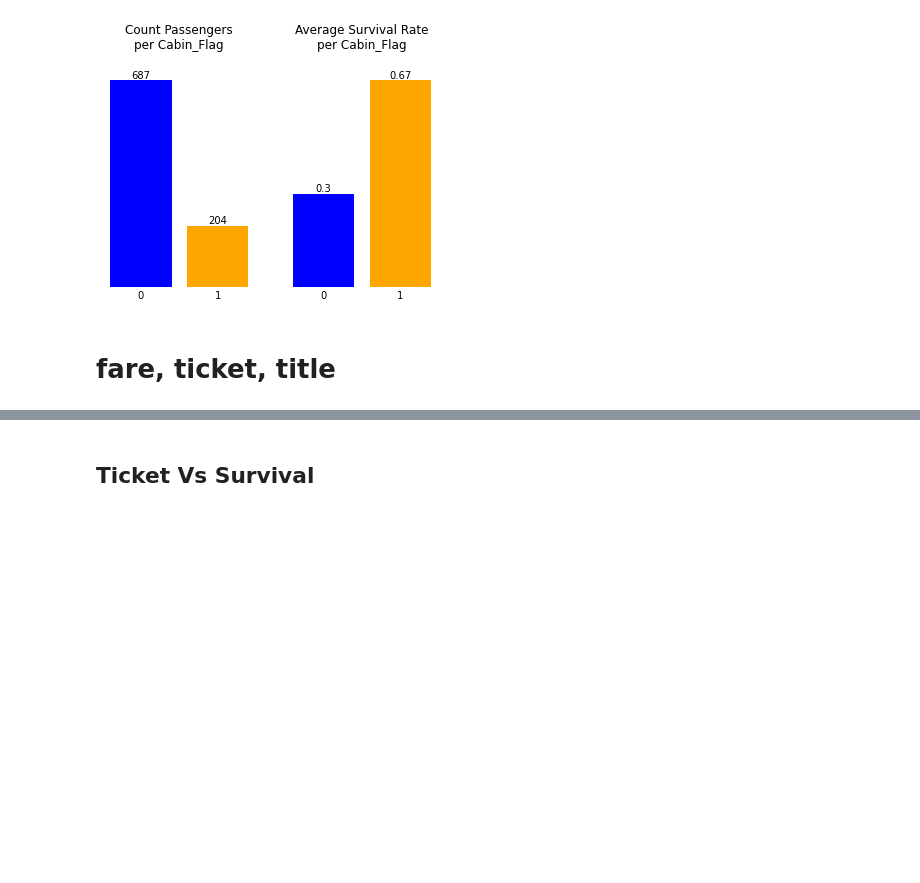
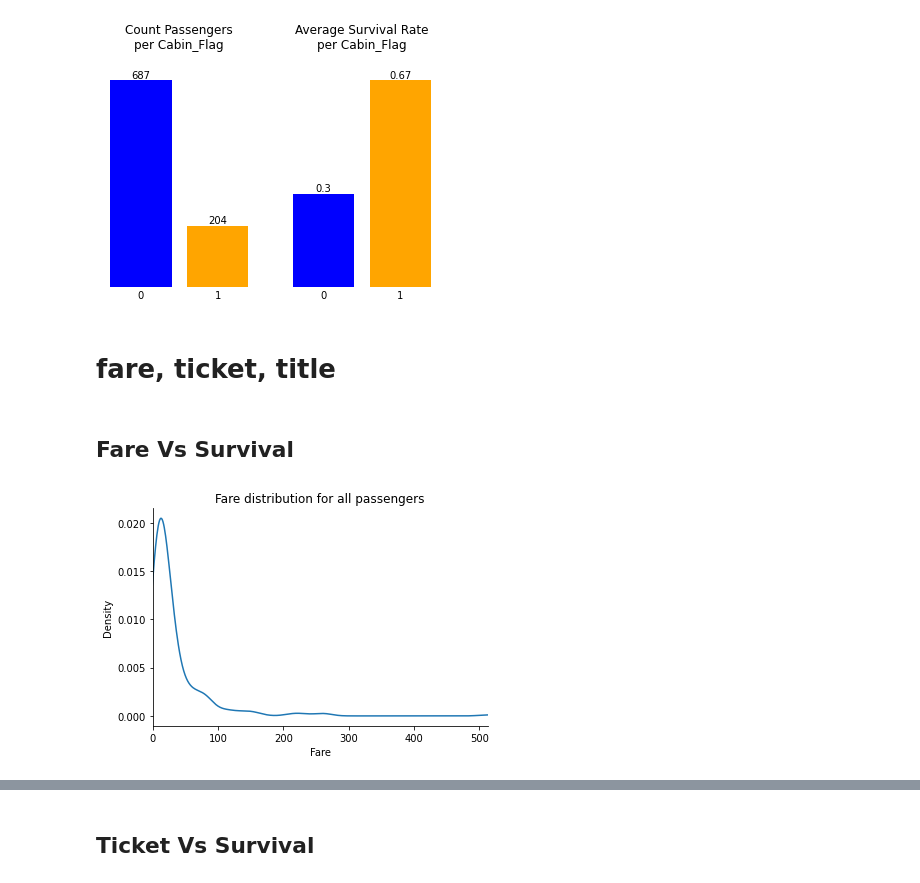
Before and after one commit to AyaHamdyAziz/Kaggle_Titanic_Survival_Prediction, a Jupyter notebook: Code/titanic-ml-challenge.ipynb, the cells around one changed output, grey strips where cells are left out. Saved outputs shown, nothing was run; the diff lists cells and outputs as text; code cells hidden in the pictures; blank space fills up the shorter version.

Commit message:
Fare with kde and plot with facetgrid

```diff
--- a/Code/titanic-ml-challenge.ipynb
+++ b/Code/titanic-ml-challenge.ipynb
@@ -237,3 +231,15 @@ plt.xticks(ticks=[0,1]);
 [figure]
 # %% [markdown]
 # fare, ticket, title
+# %% [markdown]
+## Fare Vs Survival
+# %%
+train_data['Fare'].plot( kind='kde')
+plt.title("Fare distribution for all passengers")
+plt.xlabel("Fare")
+plt.ylabel("Density")
+plt.gca().spines['right'].set_visible(False)
+plt.gca().spines['top'].set_visible(False)
+plt.xlim([train_data['Fare'].min(), train_data['Fare'].max()]);
+# %% [output]
+[figure, added]
```
Also changed, not shown: parts of 5 cells of this notebook.
